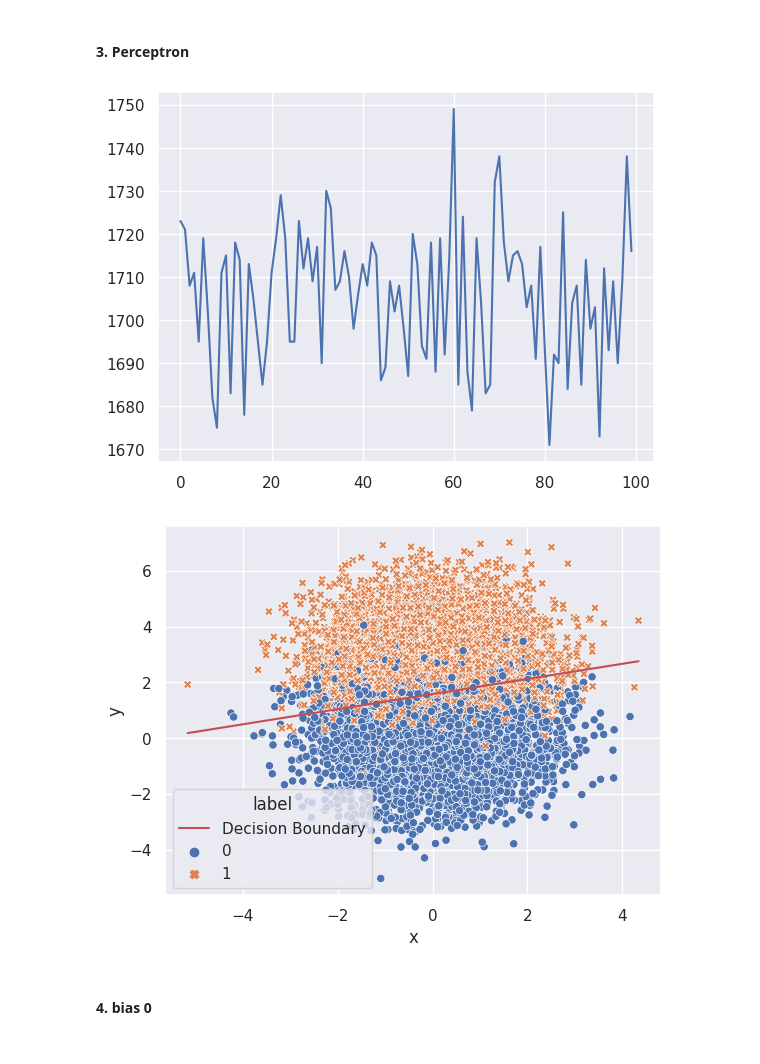
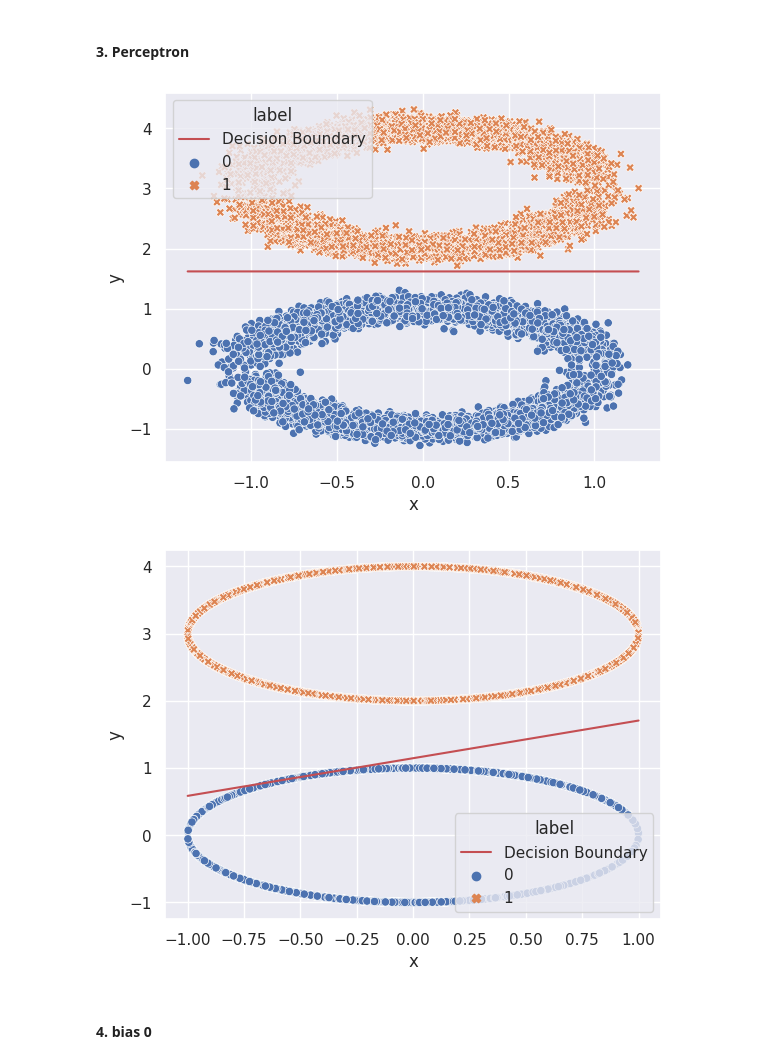
Before and after one commit to aayushgakhar/ml_assignments, a Jupyter notebook: a2/code2.ipynb, the cells around one changed output. Cells and saved outputs as stored; diff of their text form; code cells hidden in the pictures.

```diff
--- a/a2/code2.ipynb
+++ b/a2/code2.ipynb
@@ -15,8 +15,8 @@ sns.set()
 #### 1. Creating dataset
 # %%
 d = utils.dataset(10000)
-df1 = d.get(add_noise=True)
-df2 = d.get(add_noise=False)
+df_noise = d.get(add_noise=True)
+df_no_noise = d.get(add_noise=False)
 # %% [markdown]
 #### 2. Plotting dataset
 # %%
@@ -38,21 +38,26 @@ Text(0.5, 1.0, 'add_noise = False')
 # %% [markdown]
 #### 3. Perceptron
 # %%
-def run_perceptron(df, bias=True, epochs=100):
+def run_perceptron(df, bias=True, epochs=100,plot_epochs=False, plot_db=False):
     X = df.drop('label', axis=1).to_numpy()
     y = df['label'].to_numpy()
     perceptron = utils.Perceptron(X.shape[1])
     theta, arr = perceptron.fit(X, y, epochs=epochs, bias=bias)
-    plt.show()
-    plt.plot(arr)
-    plt.show()
-    perceptron.plot_decision_boundary(X, y)
+    if plot_epochs:
+        plt.show()
+        plt.plot(arr)
+    if plot_db:
+        plt.show()
+        perceptron.plot_decision_boundary(X, y)
     return theta, arr
 # %%
-theta, arr = run_perceptron(df1)
+theta, arr = run_perceptron(df_noise,plot_db=True)
 # %% [output]
-[figure, old version]
+[figure, new version]
-[figure, removed]
+# %%
+theta, arr = run_perceptron(df_no_noise, plot_db=True)
+# %% [output]
+[figure, added]
 # %% [markdown]
 #### 4. bias 0
 # %%
```
Also changed, not shown: parts of 4 cells of this notebook, 1 other file.
